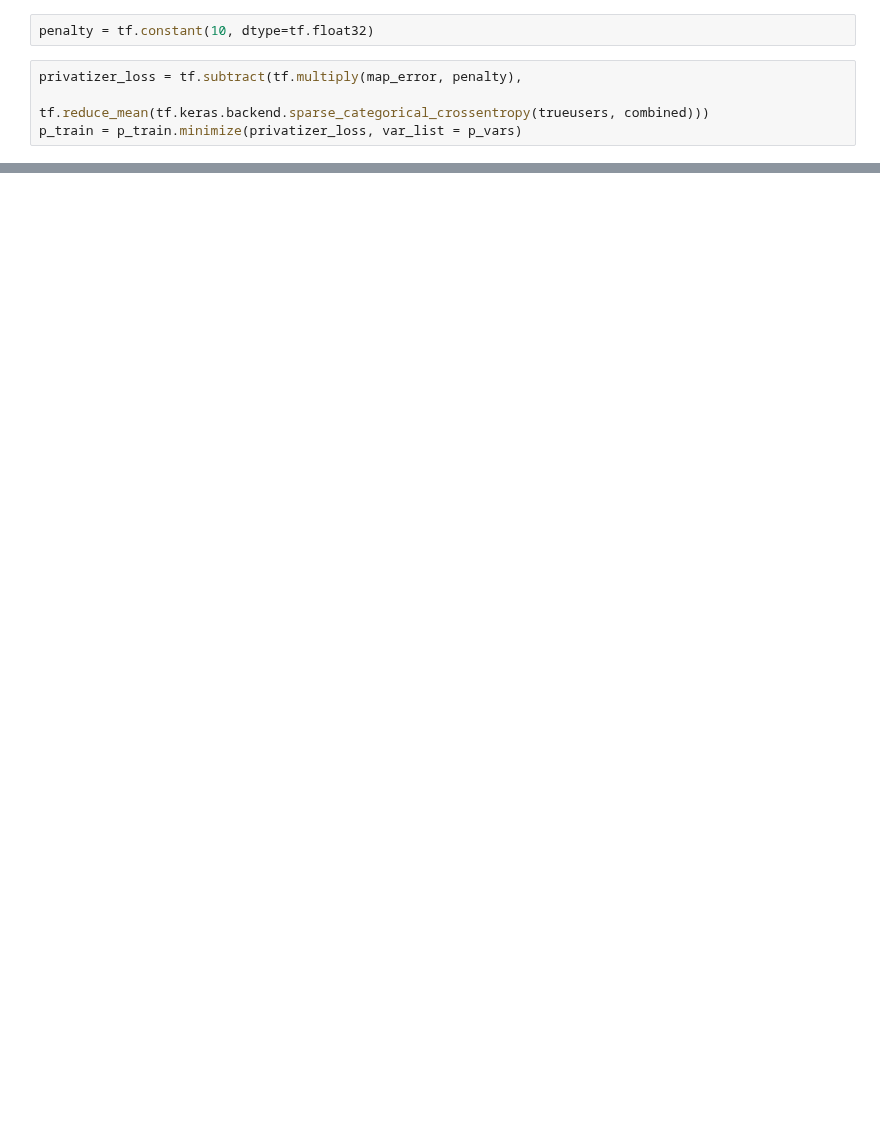
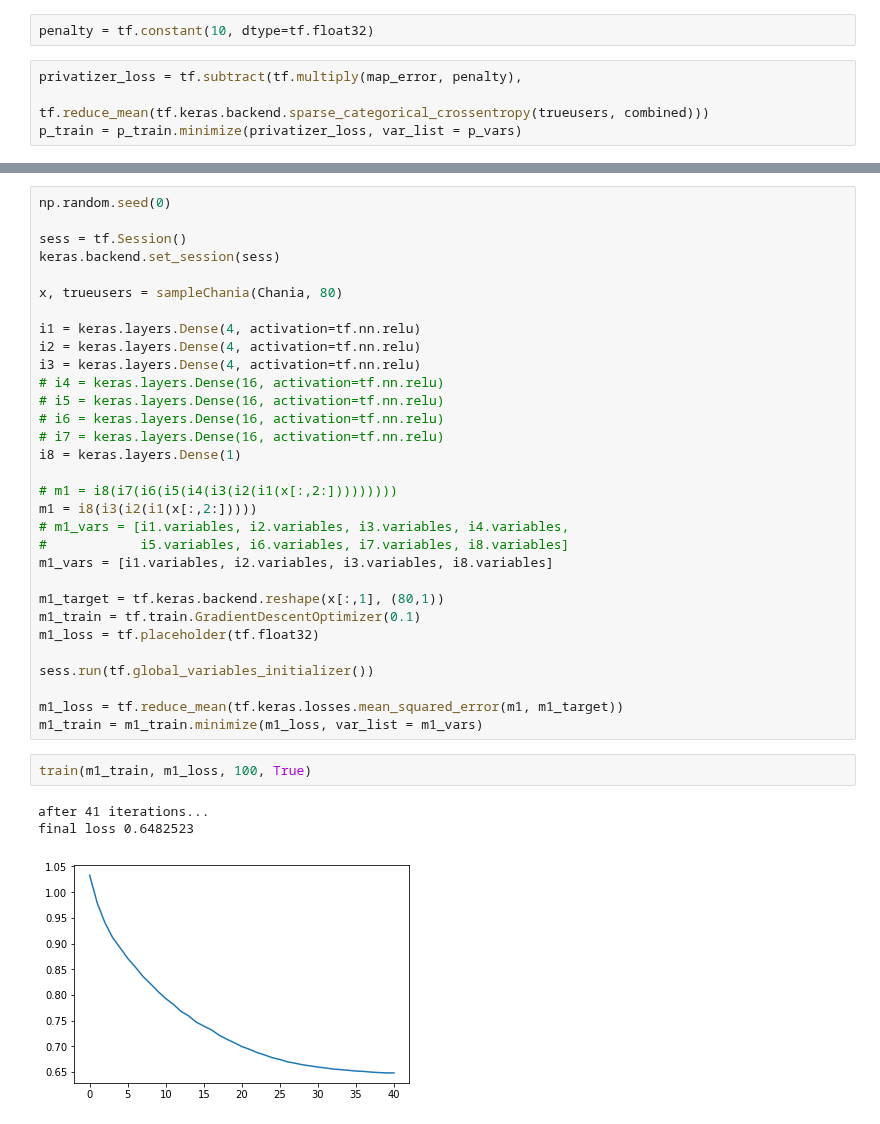
Before and after one commit to lillyclark/privacy-utility, a Jupyter notebook: GAP final version.ipynb, the cells around one changed output, grey strips where cells are left out. Drawn from its saved outputs; the diff is of its cells as text; blank space fills up the shorter version.

```diff
--- a/GAP final version.ipynb
+++ b/GAP final version.ipynb
@@ -199,0 +245,37 @@ plot_maps(sess)
+# %%
+np.random.seed(0)
+
+sess = tf.Session()
+keras.backend.set_session(sess)
+
+x, trueusers = sampleChania(Chania, 80)
+
+i1 = keras.layers.Dense(4, activation=tf.nn.relu)
+i2 = keras.layers.Dense(4, activation=tf.nn.relu)
+i3 = keras.layers.Dense(4, activation=tf.nn.relu)
+# i4 = keras.layers.Dense(16, activation=tf.nn.relu)
+# i5 = keras.layers.Dense(16, activation=tf.nn.relu)
+# i6 = keras.layers.Dense(16, activation=tf.nn.relu)
+# i7 = keras.layers.Dense(16, activation=tf.nn.relu)
+i8 = keras.layers.Dense(1)
+
+# m1 = i8(i7(i6(i5(i4(i3(i2(i1(x[:,2:]))))))))
+m1 = i8(i3(i2(i1(x[:,2:]))))
+# m1_vars = [i1.variables, i2.variables, i3.variables, i4.variables,
+#            i5.variables, i6.variables, i7.variables, i8.variables]
+m1_vars = [i1.variables, i2.variables, i3.variables, i8.variables]
+
+m1_target = tf.keras.backend.reshape(x[:,1], (80,1))
+m1_train = tf.train.GradientDescentOptimizer(0.1)
+m1_loss = tf.placeholder(tf.float32)
+
+sess.run(tf.global_variables_initializer())
+
+m1_loss = tf.reduce_mean(tf.keras.losses.mean_squared_error(m1, m1_target))
+m1_train = m1_train.minimize(m1_loss, var_list = m1_vars)
+# %%
+train(m1_train, m1_loss, 100, True)
+# %% [output]
+after 41 iterations...
+final loss 0.6482523
+[figure, added]
```
Also changed, not shown: parts of 22 cells of this notebook, 1 other file.
